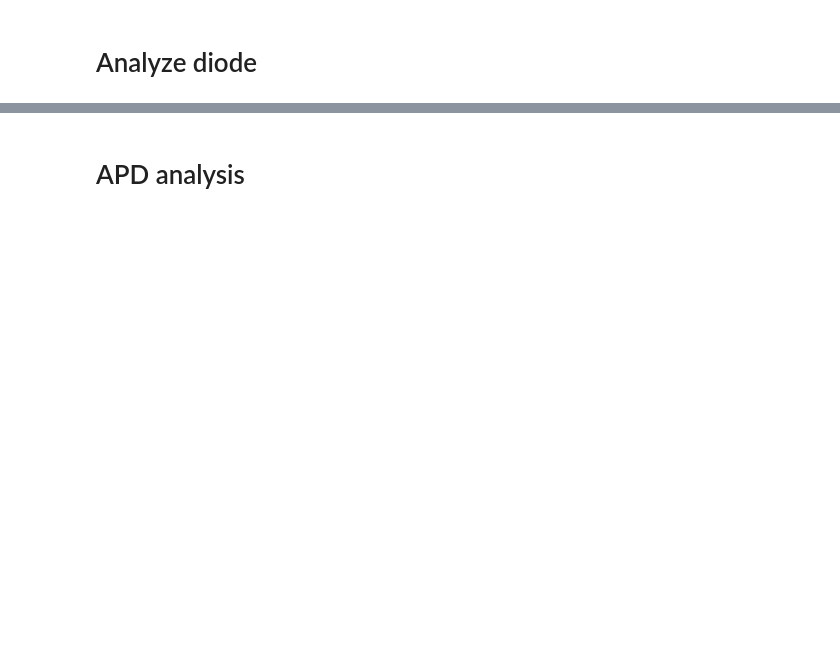
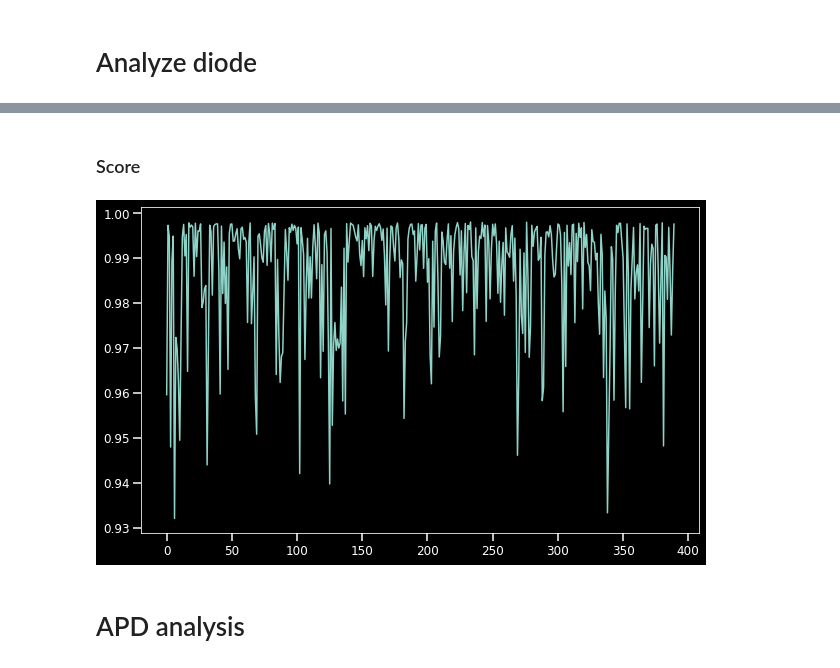
Before and after one commit to vespos/data_processing, a Jupyter notebook: waveform_analysis/wave8_tests/FIM_APD_tests.ipynb, the cells around one changed output, grey strips where cells are left out. Cells and saved outputs as stored; diff of their text form; code cells hidden in the pictures; blank space fills up the shorter version.

```diff
--- a/waveform_analysis/wave8_tests/FIM_APD_tests.ipynb
+++ b/waveform_analysis/wave8_tests/FIM_APD_tests.ipynb
@@ -125,3 +125,15 @@ Thorlabs diode standard deviation/mean: 0.006616743736942088
+# %% [markdown]
+### Score
+# %%
+score = []
+for d in diode:
+    diode_regressor.fit(d)
+    diode_regressor.fit(d)
+    score.append(diode_regressor.score(d))
+plt.plot(score)
+plt.show()
+# %% [output]
+[figure, added]
 # %% [markdown]
 # APD analysis
 # %%
```
Also changed, not shown: parts of 15 cells of this notebook, 1 other file.
